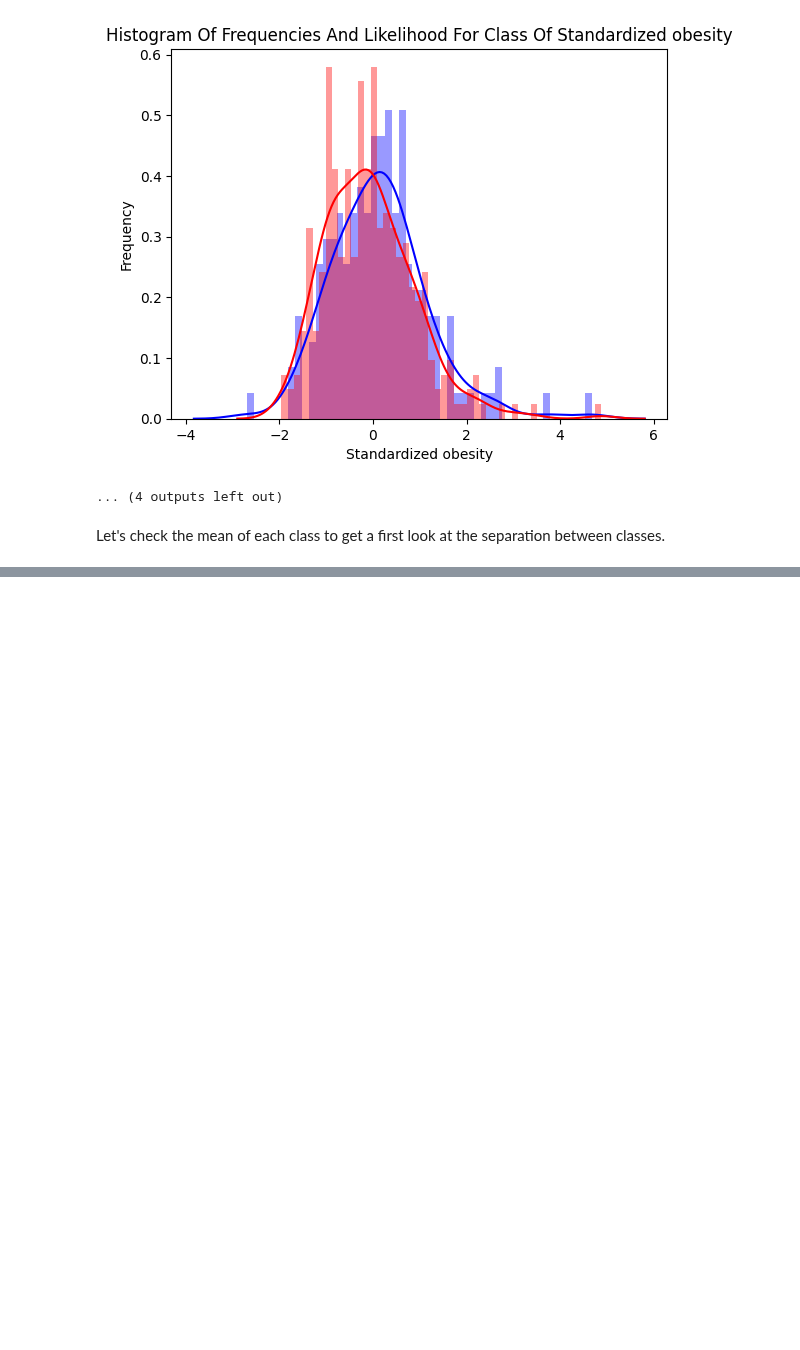
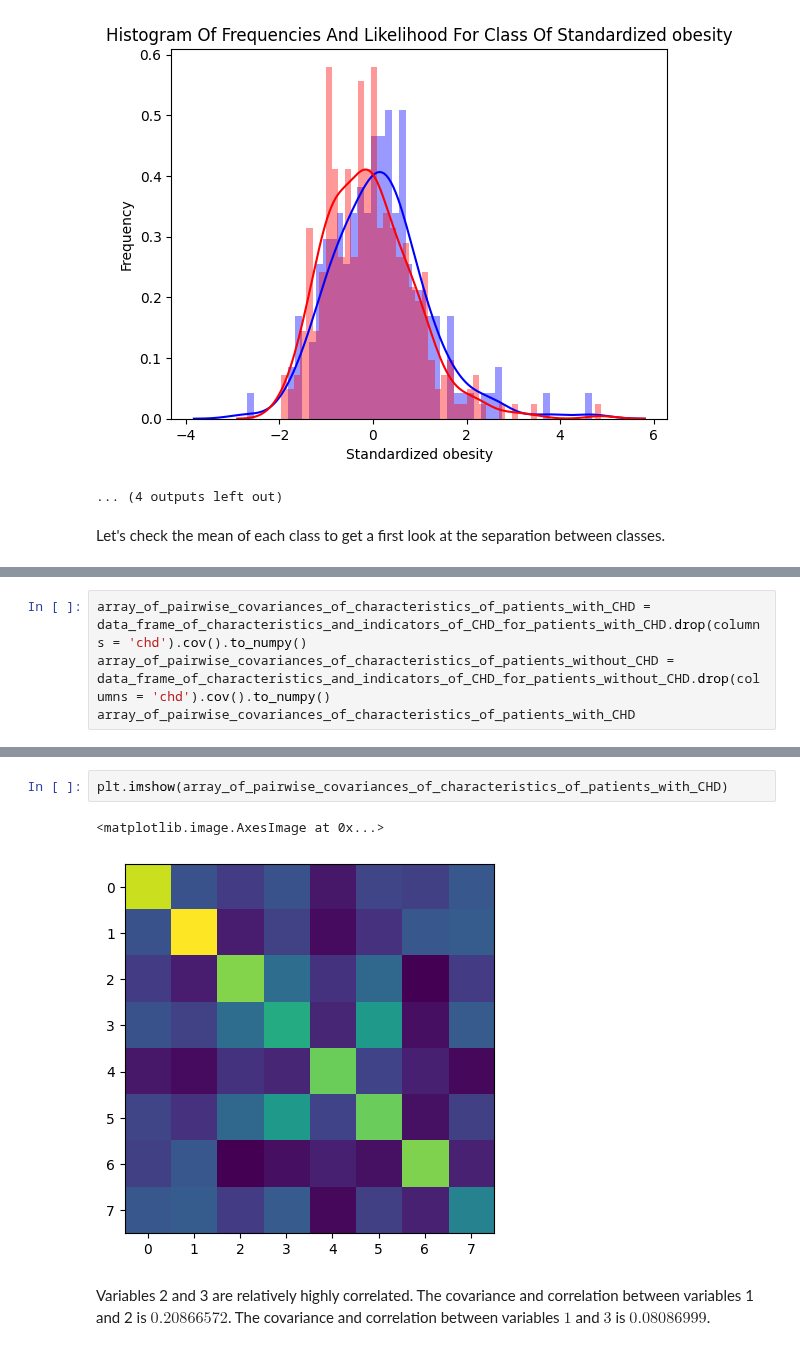
Before and after one commit to tslever/Tom_Levers_Public_Git_Repository, a Jupyter notebook: UVA/5--Bayesian_Machine_Learning/Homework_1--Probability_Review_And_Prior_Distributions/Calculate_Posteriors_For_Means_For_Patients_With_And_Without_CHD.ipynb, the cells around one changed output, grey strips where cells are left out. Drawn from its saved outputs; the diff is of its cells as text; blank space fills up the shorter version.

```diff
--- a/UVA/5--Bayesian_Machine_Learning/Homework_1--Probability_Review_And_Prior_Distributions/Calculate_Posteriors_For_Means_For_Patients_With_And_Without_CHD.ipynb
+++ b/UVA/5--Bayesian_Machine_Learning/Homework_1--Probability_Review_And_Prior_Distributions/Calculate_Posteriors_For_Means_For_Patients_With_And_Without_CHD.ipynb
@@ -269,0 +276,4 @@ Differences in mean SDP / separations between distributions above are modest / n
+# %%
+array_of_pairwise_covariances_of_characteristics_of_patients_with_CHD = data_frame_of_characteristics_and_indicators_of_CHD_for_patients_with_CHD.drop(columns = 'chd').cov().to_numpy()
+array_of_pairwise_covariances_of_characteristics_of_patients_without_CHD = data_frame_of_characteristics_and_indicators_of_CHD_for_patients_without_CHD.drop(columns = 'chd').cov().to_numpy()
+array_of_pairwise_covariances_of_characteristics_of_patients_with_CHD
@@ -269,0 +297,7 @@ Differences in mean SDP / separations between distributions above are modest / n
+# %%
+plt.imshow(array_of_pairwise_covariances_of_characteristics_of_patients_with_CHD)
+# %% [output]
+<matplotlib.image.AxesImage at 0x...>
+[figure, added]
+# %% [markdown]
+Variables 2 and 3 are relatively highly correlated. The covariance and correlation between variables 1 and 2 is $0.20866572$. The covariance and correlation between variables $1$ and $3$ is $0.08086999$.
```
Also changed, not shown: parts of 20 cells of this notebook, 1 other file.
